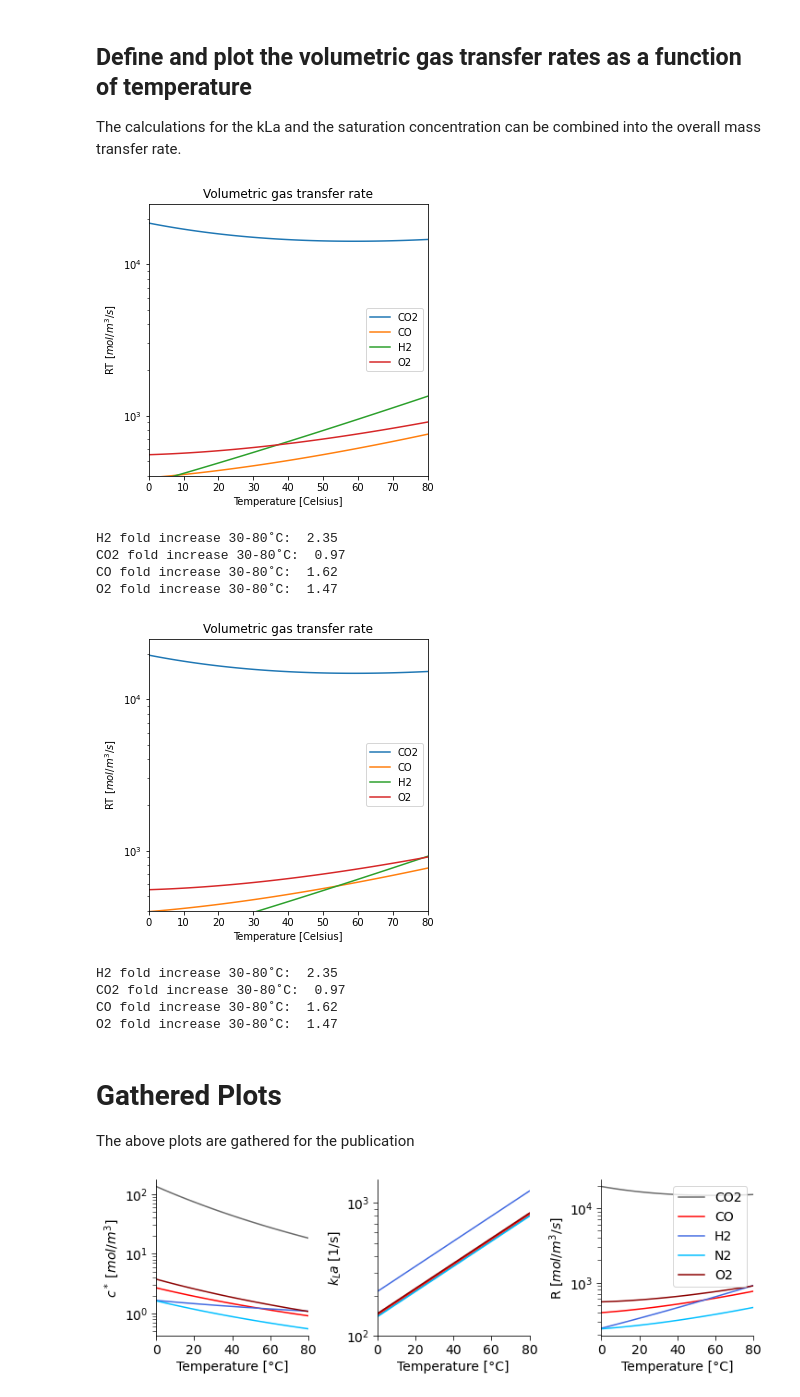
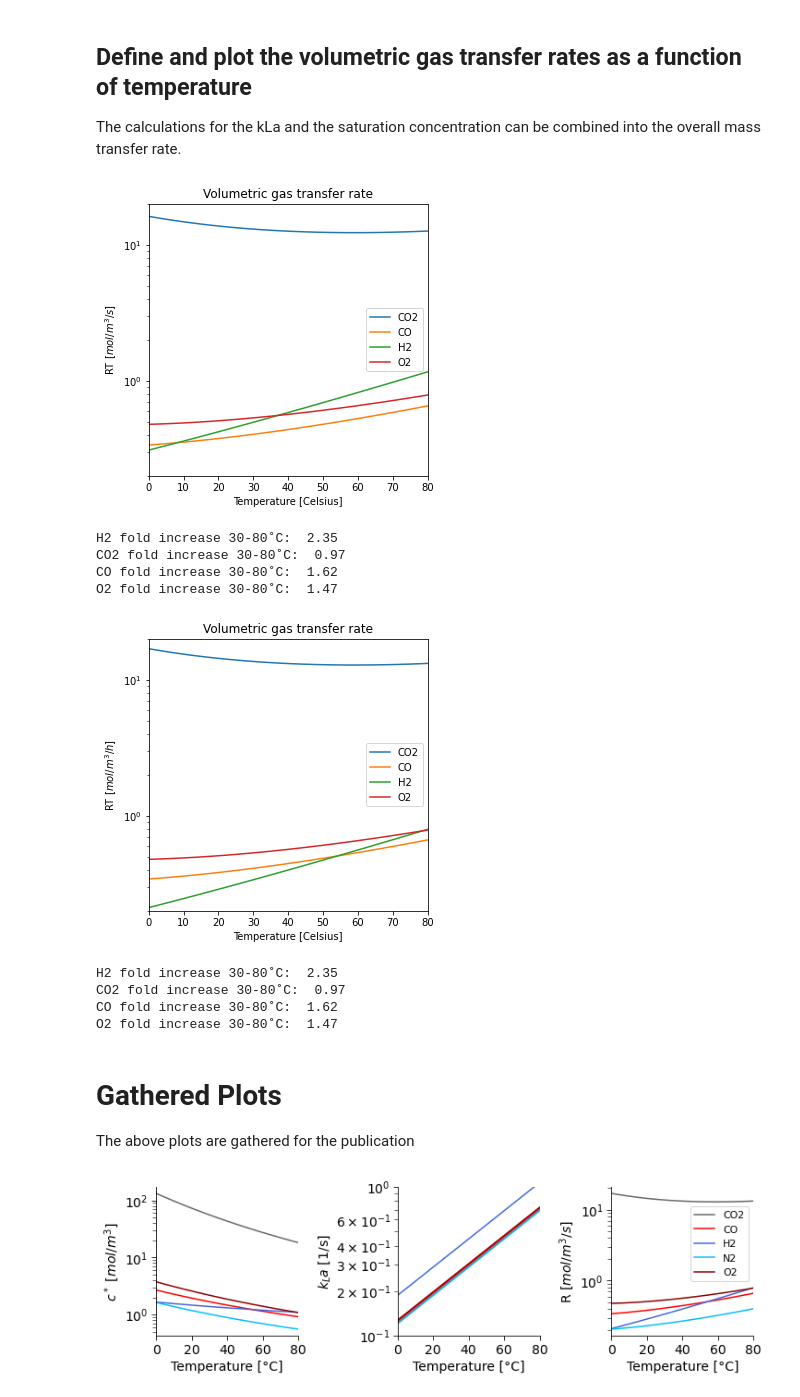
Before and after one commit to biosustain/CO2_fixation_models, a Jupyter notebook: Scripts/01_Gas-LiquidMassTransfer.ipynb, the cells around one changed output. Drawn from its saved outputs; the diff is of its cells as text; code cells hidden in the pictures.

```diff
--- a/Scripts/01_Gas-LiquidMassTransfer.ipynb
+++ b/Scripts/01_Gas-LiquidMassTransfer.ipynb
@@ -65,3 +50,21 @@ c_co2 = c_co = c_h2 = c_o2 = 0
 Image(filename='../Figures/BubbleColumnSingle.png', width = 200)
 # %% [output]
 [figure]
+# %%
+v_gas = 0.5 # average gas velocity [m/s]
+h_r = 30 # height of the reactor [m]
+ar = 5 # aspect ratio: height to diameter
+# %%
+r = h_r/(ar * 2)
+h = 2/3 * h_r # initial height of broth  assuming it is 2/3 filled [m]
+A = math.pi * r**2 #reactor cross-sectional area [m^2]
+V_L = A * h #reactor volume [m^3]
+F_G = v_gas * A
+Gas_holdup = 0.6*(v_gas)**0.7 #from Stephanie's paper
+V_G = V_L*Gas_holdup
+
+p_t = 101325 # pressure at the top of the reactor [Pa]
+p_b = p_t + h * 1000 * 9.81 # pressure at the bottom of the reactor [Pa]
+p_m = (p_b-p_t)/math.log(p_b/p_t) # logarithmic mean pressure [Pa]
+
+h,r,A,V_L,V_G,F_G
@@ -165,7 +175,7 @@ theta = 1.022 # temperature correction factor
 Below, the effect of temperature on the volumetric mass transfer coefficient is calculated.
 # %%
 def KLa(C,T):
-    return 0.32 * (DR[C]/DR["O2"])**0.5 * v_gas**0.7 * theta**(T-293.15) * 3600 #[1/s]
+    return 0.32 * (DR[C]/DR["O2"])**0.5 * v_gas**0.7 * theta**(T-293.15) #[1/s]
 
 fig = plt.figure(figsize=(5,5))
 plt.title(f"Volumetric mass transfer coefficient KLa")
@@ -174,7 +184,7 @@ plt.plot(Kelvin_Celsius(T), KLa("CO",T))
 plt.plot(Kelvin_Celsius(T), KLa("H2",T))
 plt.plot(Kelvin_Celsius(T), KLa("O2",T))
 plt.legend(['CO2', 'CO', 'H2', 'O2'])
-plt.axis([Kelvin_Celsius(T0), Kelvin_Celsius(T0)+dt, 100, 1500])
+plt.axis([Kelvin_Celsius(T0), Kelvin_Celsius(T0)+dt, 0.1, 1])
 plt.xlabel('Temperature [Celsius]')
 plt.ylabel(r'$K_La$ [1/s]')
 plt.yscale('log')
@@ -223,7 +233,7 @@ plt.plot(Kelvin_Celsius(T), RT("CO",T,c_co,1))
 plt.plot(Kelvin_Celsius(T), RT("H2",T,c_h2,1))
 plt.plot(Kelvin_Celsius(T), RT("O2",T,c_o2,1))
 plt.legend(['CO2', 'CO', 'H2', 'O2'])
-plt.axis([Kelvin_Celsius(T0), Kelvin_Celsius(T0)+dt, 400, 25000])
+plt.axis([Kelvin_Celsius(T0), Kelvin_Celsius(T0)+dt, 0.2, 20])
 plt.yscale('log')
 plt.xlabel('Temperature [Celsius]')
 plt.ylabel(r'RT [$mol/m^3/s$]')
@@ -235,14 +245,14 @@ print("CO2 fold increase 30-80˚C: ", round(RT("CO2",Celsius_Kelvin(80),c_co2,1)
 print("CO fold increase 30-80˚C: ", round(RT("CO",Celsius_Kelvin(80),c_co,1)/RT("CO",Celsius_Kelvin(30),c_co,1),2))
 print("O2 fold increase 30-80˚C: ", round(RT("O2",Celsius_Kelvin(80),c_o2,1)/RT("O2",Celsius_Kelvin(30),c_o2,1),2))
 # %% [output]
-[figure, old version]
+[figure, new version]
 H2 fold increase 30-80˚C:  2.35
 CO2 fold increase 30-80˚C:  0.97
 CO fold increase 30-80˚C:  1.62
 O2 fold increase 30-80˚C:  1.47
 # %%
 def KLa_CSTR(C,T):
-    return 0.32 * v_gas**0.7 * theta**(T-293.15) * 3600 #[1/s]
+    return 0.32 * v_gas**0.7 * theta**(T-293.15)# * 3600 #[1/s]
 
 def RT(C,T,c,y):
     2*10**(-3) *(4*10**5/83.77)**0.7*0.022**0.2 # 10.1021/i260071a001
@@ -256,10 +266,10 @@ plt.plot(Kelvin_Celsius(T), RT("CO",T,c_co,1))
 plt.plot(Kelvin_Celsius(T), RT("H2",T,c_h2,1))
 plt.plot(Kelvin_Celsius(T), RT("O2",T,c_o2,1))
 plt.legend(['CO2', 'CO', 'H2', 'O2'])
-plt.axis([Kelvin_Celsius(T0), Kelvin_Celsius(T0)+dt, 400, 25000])
+plt.axis([Kelvin_Celsius(T0), Kelvin_Celsius(T0)+dt, 0.2, 20])
 plt.yscale('log')
 plt.xlabel('Temperature [Celsius]')
-plt.ylabel(r'RT [$mol/m^3/s$]')
+plt.ylabel(r'RT [$mol/m^3/h$]')
 
 plt.show()
 
@@ -268,7 +278,7 @@ print("CO2 fold increase 30-80˚C: ", round(RT("CO2",Celsius_Kelvin(80),c_co2,1)
 print("CO fold increase 30-80˚C: ", round(RT("CO",Celsius_Kelvin(80),c_co,1)/RT("CO",Celsius_Kelvin(30),c_co,1),2))
 print("O2 fold increase 30-80˚C: ", round(RT("O2",Celsius_Kelvin(80),c_o2,1)/RT("O2",Celsius_Kelvin(30),c_o2,1),2))
 # %% [output]
-[figure, old version]
+[figure, new version]
 H2 fold increase 30-80˚C:  2.35
 CO2 fold increase 30-80˚C:  0.97
 CO fold increase 30-80˚C:  1.62
@@ -292,33 +302,33 @@ axs[0].plot(Kelvin_Celsius(T), Csat("CO",T, 1), 'red')
 axs[0].plot(Kelvin_Celsius(T), Csat("H2",T, 1), 'royalblue')
 axs[0].plot(Kelvin_Celsius(T), Csat("N2",T, 1), 'deepskyblue')
 axs[0].plot(Kelvin_Celsius(T), Csat("O2",T, 1), 'darkred')
 
 axs[1].plot(Kelvin_Celsius(T), KLa("CO2",T), "dimgray")
 axs[1].plot(Kelvin_Celsius(T), KLa("CO",T), 'red')
 axs[1].plot(Kelvin_Celsius(T), KLa("H2",T), 'royalblue')
 axs[1].plot(Kelvin_Celsius(T), KLa("N2",T), 'deepskyblue')
 axs[1].plot(Kelvin_Celsius(T), KLa("O2",T), 'darkred')
 
 axs[2].plot(Kelvin_Celsius(T), RT("CO2",T,c_co2,1), "dimgray")
 axs[2].plot(Kelvin_Celsius(T), RT("CO",T,c_co,1), 'red')
 axs[2].plot(Kelvin_Celsius(T), RT("H2",T,c_h2,1), 'royalblue')
 axs[2].plot(Kelvin_Celsius(T), RT("N2",T,c_o2,1), 'deepskyblue')
 axs[2].plot(Kelvin_Celsius(T), RT("O2",T,c_o2,1), 'darkred')
 
 for a in axs: a.set(
     yscale = 'log',
     xticks = [0,20,40,60,80],
     xlabel = 'Temperature [°C]',
     xlim = [Kelvin_Celsius(T0), Kelvin_Celsius(T0)+dt])
 
 axs[1].set_ylabel(r'$k_La$ [1/s]')
-axs[1].set_ylim(100, 1500)
+axs[1].set_ylim(0.1, 1)
 axs[0].set_ylabel(r'$c^*$ [$mol/m^3$]')
 axs[2].set_ylabel(r'R [$mol/m^3/s$]')
 
-axs[2].legend(['CO2', 'CO', 'H2', 'N2','O2'], loc='upper right', bbox_to_anchor=(1, 1))
+axs[2].legend(['CO2', 'CO', 'H2', 'N2','O2'], loc='upper right', bbox_to_anchor=(1, 0.9), prop={'size': 11})
 
 plt.savefig('../Figures/F02_GasesMassTransfer.png')
 plt.show()
 # %% [output]
-[figure, old version]
+[figure, new version]
```
Also changed, not shown: parts of 3 cells of this notebook, 22 other files.
